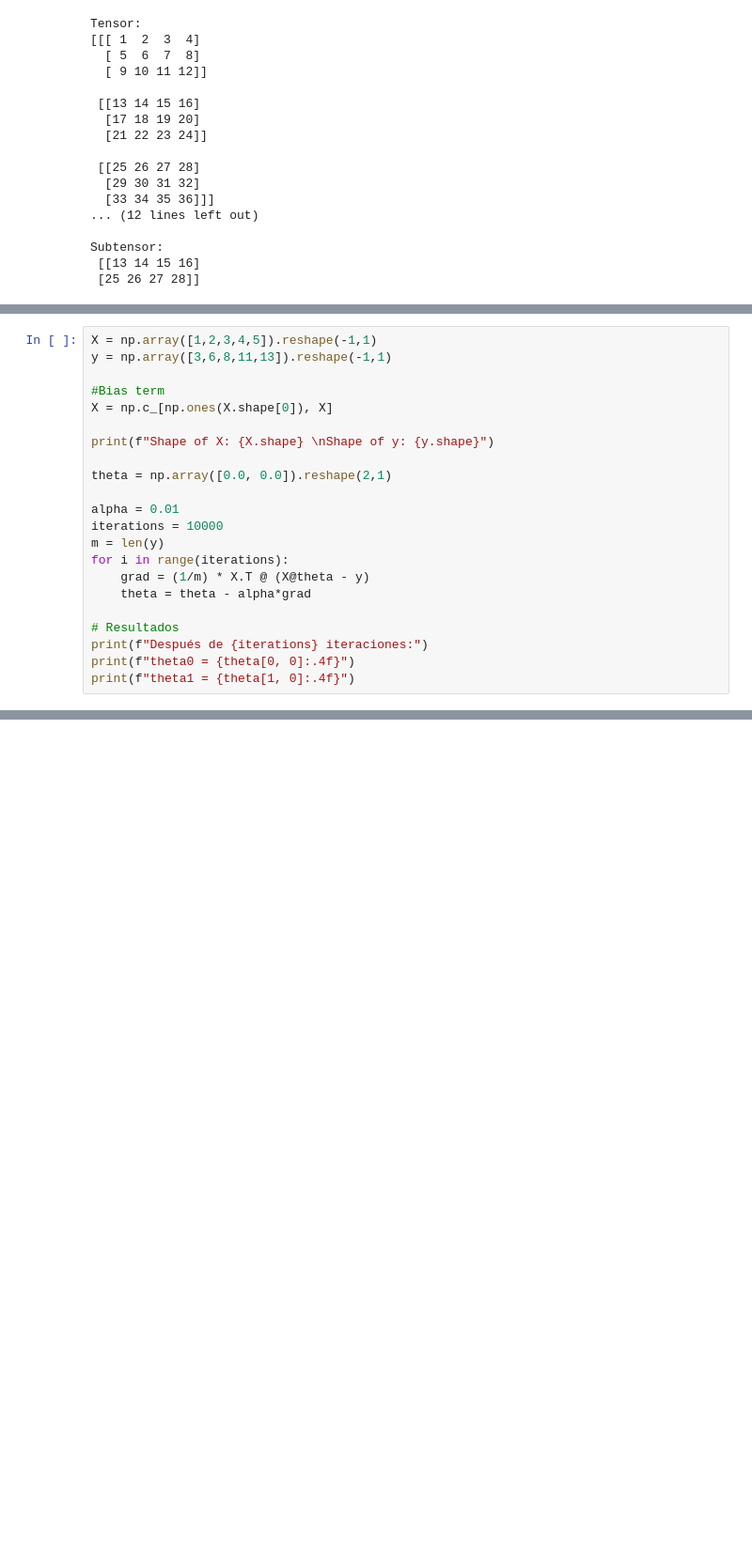
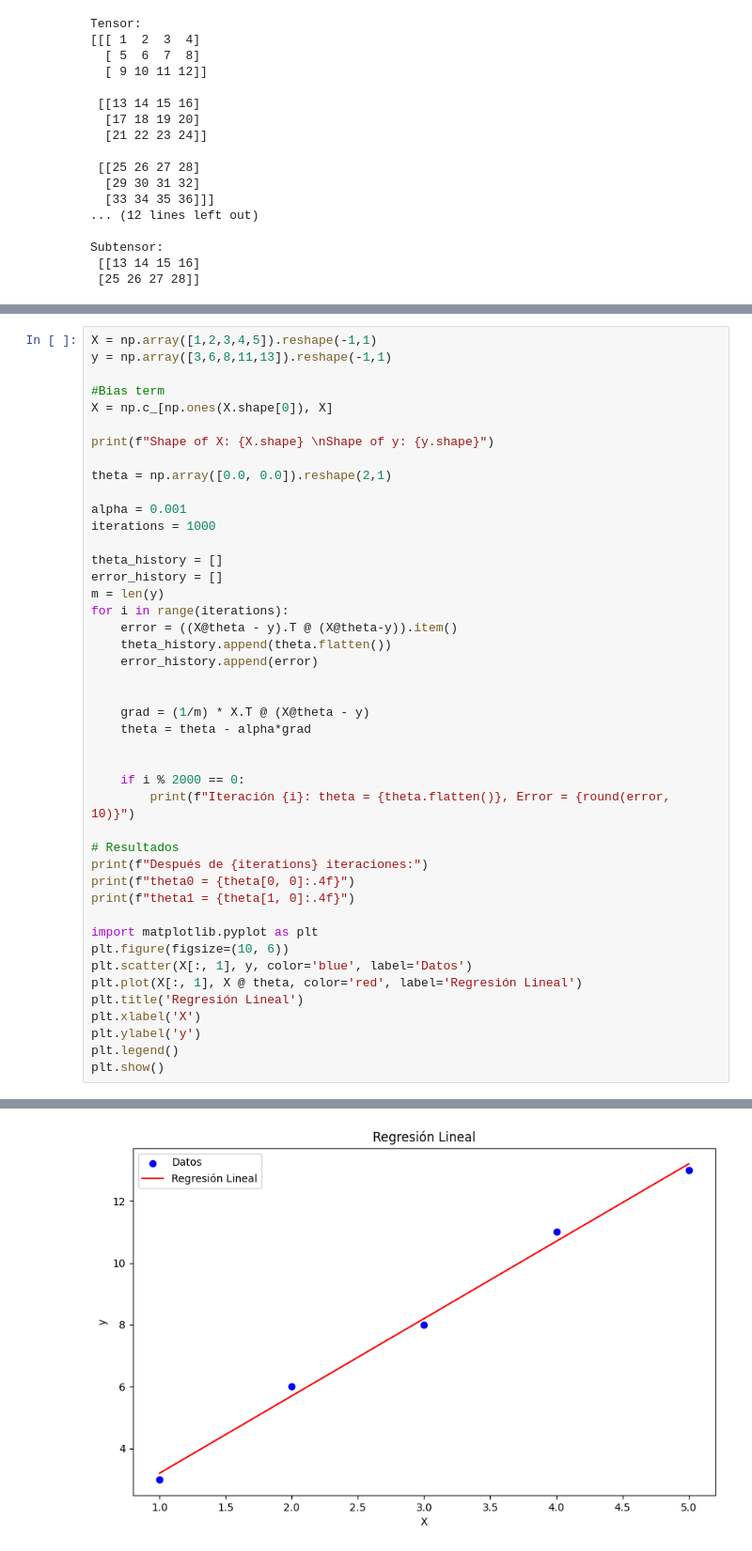
Before and after one commit to undelapaz-rnap-2025I/ejercicios-y-ejemplos-con-numpy-cristianvo74, a Jupyter notebook: rnap_2024_II_exercises_and_examples_numpy.ipynb, the cells around one changed output, grey strips where cells are left out. Shown at 94% size. Saved outputs shown, nothing was run; the diff lists cells and outputs as text; blank space fills up the shorter version.

Commit message:
Charts added

```diff
--- a/rnap_2024_II_exercises_and_examples_numpy.ipynb
+++ b/rnap_2024_II_exercises_and_examples_numpy.ipynb
@@ -66,17 +57,39 @@ print(f"Shape of X: {X.shape} \nShape of y: {y.shape}")
 
 theta = np.array([0.0, 0.0]).reshape(2,1)
 
-alpha = 0.01
-iterations = 10000
+alpha = 0.001
+iterations = 1000
+
+theta_history = []
+error_history = []
 m = len(y)
 for i in range(iterations):
+    error = ((X@theta - y).T @ (X@theta-y)).item()
+    theta_history.append(theta.flatten())
+    error_history.append(error)
+
+
     grad = (1/m) * X.T @ (X@theta - y)
     theta = theta - alpha*grad
+
+
+    if i % 2000 == 0:
+        print(f"Iteración {i}: theta = {theta.flatten()}, Error = {round(error, 10)}")
 
 # Resultados
 print(f"Después de {iterations} iteraciones:")
 print(f"theta0 = {theta[0, 0]:.4f}")
 print(f"theta1 = {theta[1, 0]:.4f}")
+
+import matplotlib.pyplot as plt
+plt.figure(figsize=(10, 6))
+plt.scatter(X[:, 1], y, color='blue', label='Datos')
+plt.plot(X[:, 1], X @ theta, color='red', label='Regresión Lineal')
+plt.title('Regresión Lineal')
+plt.xlabel('X')
+plt.ylabel('y')
+plt.legend()
+plt.show()
 # %% [output]
 Shape of X: (5, 2)
 Shape of y: (5, 1)
@@ -85,0 +100 @@ theta1 = 2.5000
+[figure, added]
```
Also changed, not shown: parts of 8 cells of this notebook.
